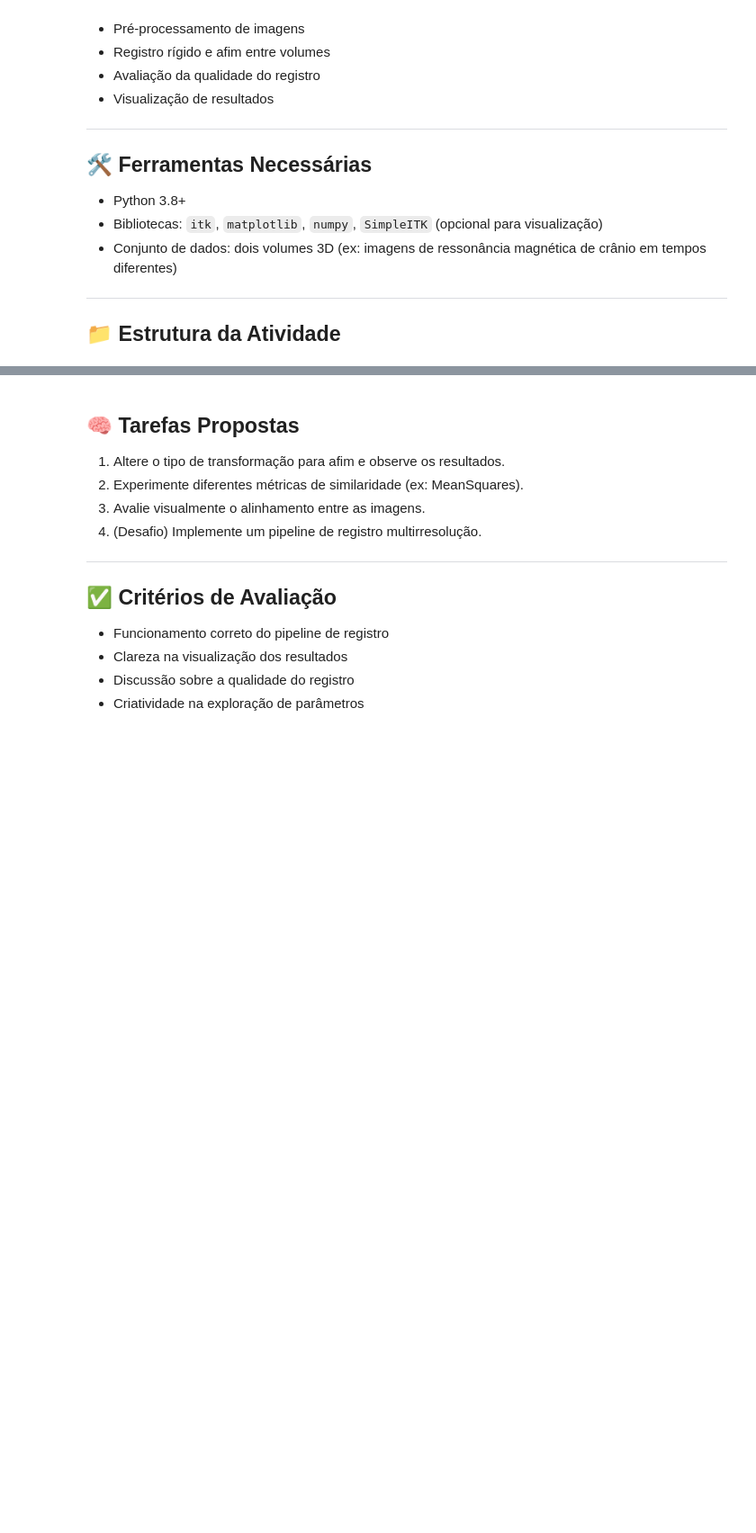
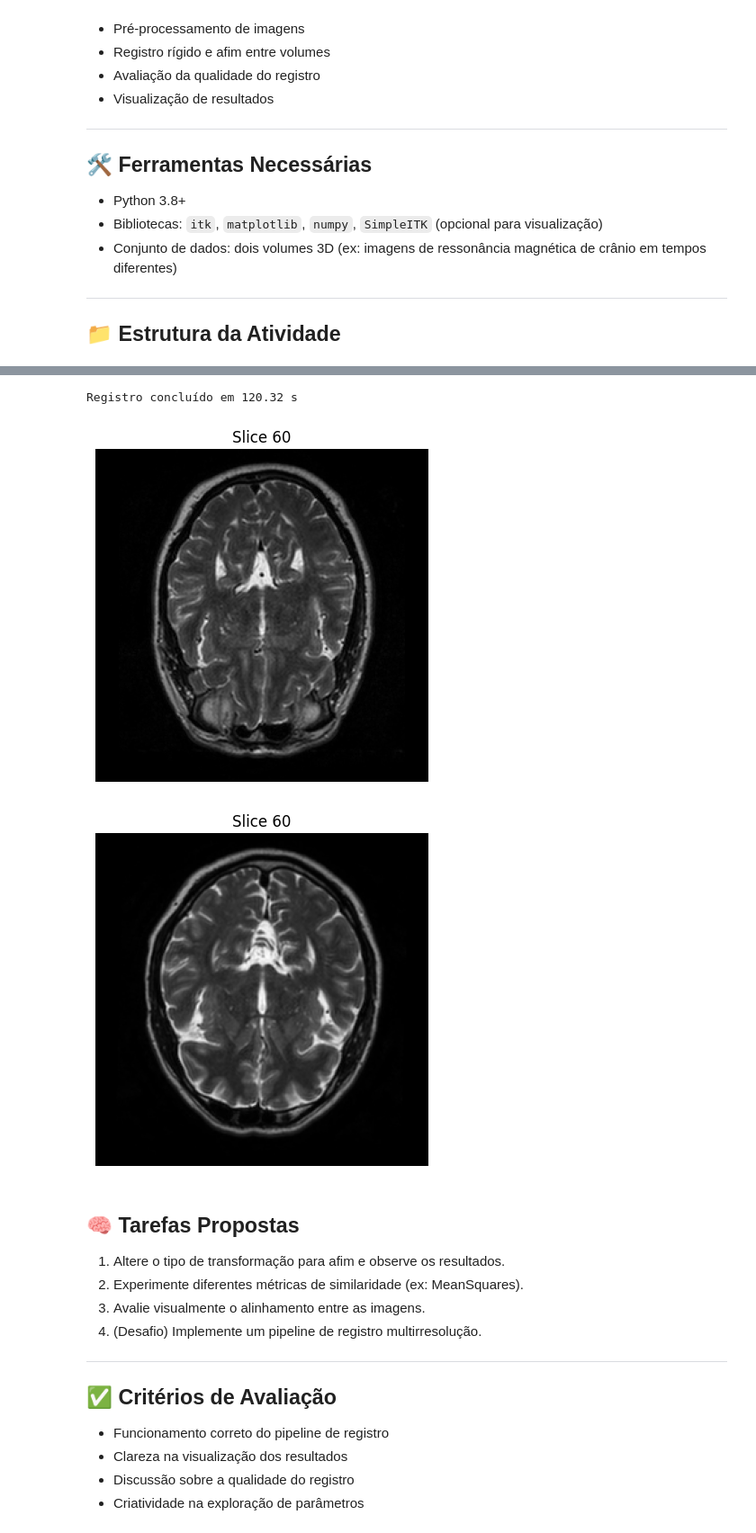
Before and after one commit to miiranta/usp, a Jupyter notebook: Image Processing/Relatorios/Relatorio9/3d_registation/Código/registro_3d_itk.ipynb, the cells around one changed output, grey strips where cells are left out. Shown at 90% size. Drawn from its saved outputs; the diff is of its cells as text; code cells hidden in the pictures; blank space fills up the shorter version.

```diff
--- a/Image Processing/Relatorios/Relatorio9/3d_registation/Código/registro_3d_itk.ipynb
+++ b/Image Processing/Relatorios/Relatorio9/3d_registation/Código/registro_3d_itk.ipynb
@@ -51,11 +26,0 @@ result_image = itk.resample_image_filter(moving_image, transform=registration.Ge
-# %%
-
-def show_slice(image, slice_index):
-    array = itk.GetArrayFromImage(image)
-    plt.imshow(array[slice_index], cmap='gray')
-    plt.title(f"Slice {slice_index}")
-    plt.axis('off')
-    plt.show()
-
-show_slice(fixed_image, 60)
-show_slice(result_image, 60)
@@ -62,3 +57,55 @@ show_slice(result_image, 60)
+# %%
+# 2) Definições de tipo e criação do registrador templateado
+Dimension        = 3
+PixelType        = itk.F
+ImageType        = itk.Image[PixelType, Dimension]
+RegistrationType = itk.ImageRegistrationMethodv4[ImageType, ImageType]
+
+registration = RegistrationType.New()
+registration.SetFixedImage(fixed_image)
+registration.SetMovingImage(moving_image)
+
+# 3) Métrica Mattes Mutual Information
+MetricType = itk.MattesMutualInformationImageToImageMetricv4[ImageType, ImageType]
+metric     = MetricType.New()
+metric.SetNumberOfHistogramBins(50)
+registration.SetMetric(metric)
+
+# 4) Otimizador Gradient Descent
+OptimizerType = itk.GradientDescentOptimizerv4
+optimizer     = OptimizerType.New()
+optimizer.SetLearningRate(1.0)
+optimizer.SetNumberOfIterations(100)
+registration.SetOptimizer(optimizer)
+
+# 5) Executa o registro e mede o tempo
+start = time.time()
+registration.Update()
+print(f"Registro concluído em {time.time() - start:.2f} s")
+
+# 6) Resample usando a geometria do fixed_image
+result_image = itk.resample_image_filter(
+    moving_image,
+    transform=registration.GetTransform(),
+    reference_image=fixed_image,
+    use_reference_image=True
+)
+
+# 7) Função para visualizar fatia
+def show_slice(image, slice_index=60):
+    arr = itk.GetArrayFromImage(image)
+    plt.imshow(arr[slice_index], cmap='gray')
+    plt.title(f"Slice {slice_index}")
+    plt.axis('off')
+    plt.show()
+
+# 8) Visualiza “Antes” e “Depois”
+show_slice(fixed_image,  60)  # Antes
+show_slice(result_image, 60)  # Depois
+# %% [output]
+Registro concluído em 120.32 s
+[figure, added]
+[figure, added]
 # %% [markdown]
 
 ## 🧠 Tarefas Propostas
```
Also changed, not shown: parts of 5 cells of this notebook, 25 other files.
